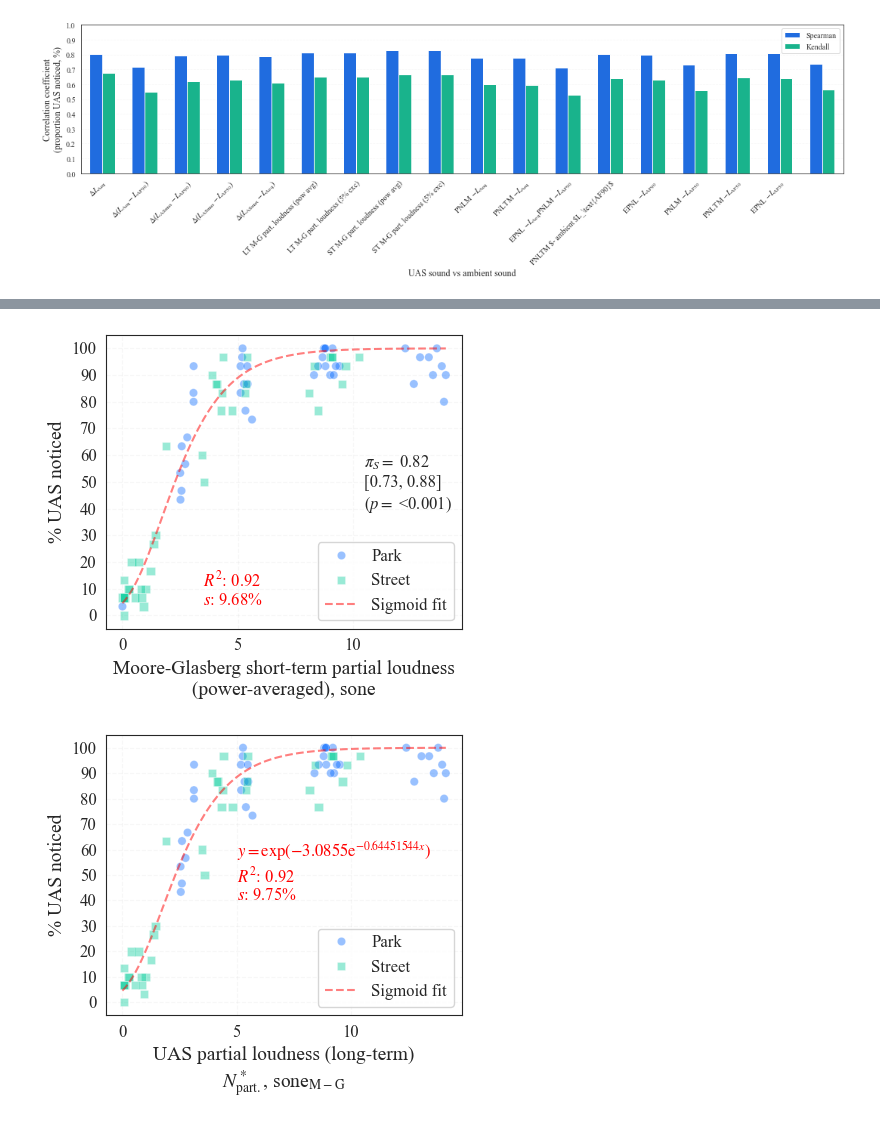
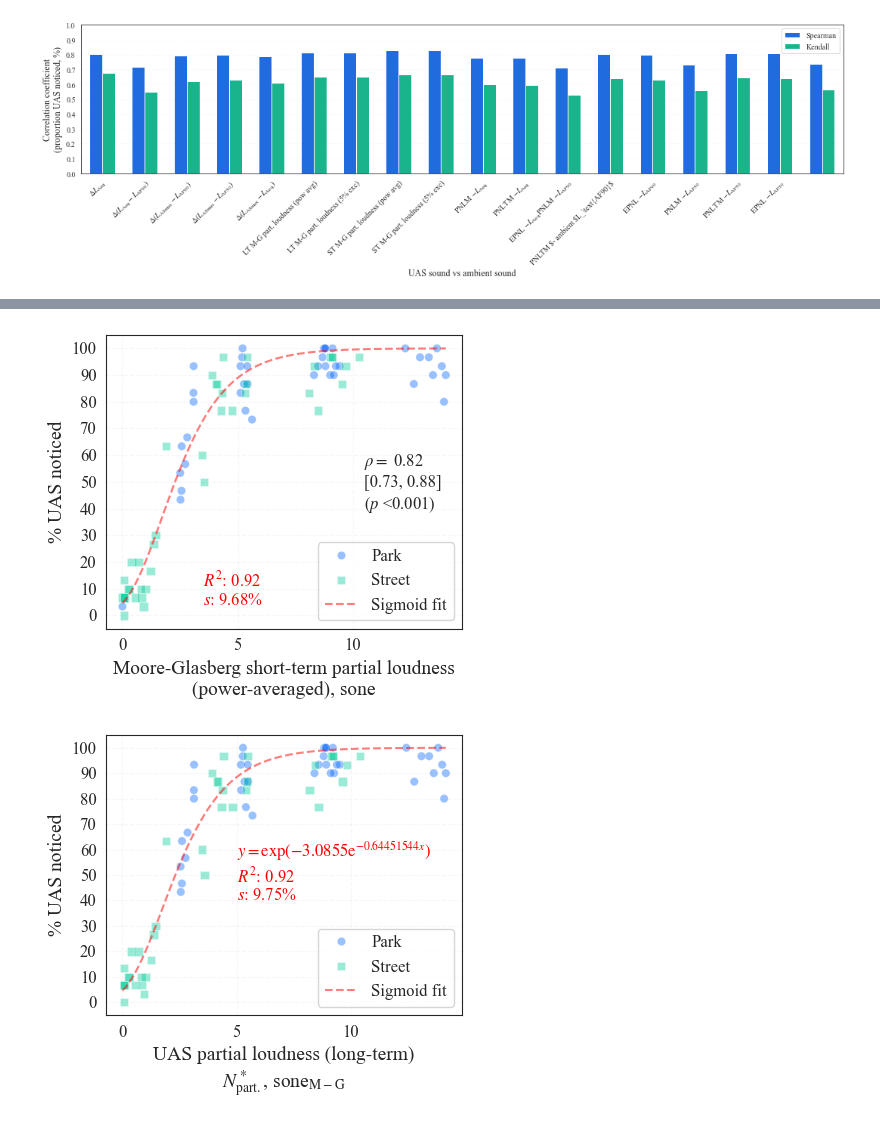
Before and after one commit to acoustics-code-salford/refmap-psychoacoustics, a Jupyter notebook: src/refmap_psychoacoustics/notebooks/refmap_listest1_analysis_EDA_partA.ipynb, the cells around one changed output, grey strips where cells are left out. Saved outputs shown, nothing was run; the diff lists cells and outputs as text; code cells hidden in the pictures.

```diff
--- a/src/refmap_psychoacoustics/notebooks/refmap_listest1_analysis_EDA_partA.ipynb
+++ b/src/refmap_psychoacoustics/notebooks/refmap_listest1_analysis_EDA_partA.ipynb
@@ -1696,7 +1696,7 @@ testCorr = pg.corr(dataByStimTestANotice.loc[:, 'PartLoudMGSTPowAvg'],
                    method='spearman')
 
 rVal = display_round(testCorr['r'].iloc[0], 2, floor=False)
-pVal = display_round(testCorr['p_val'].iloc[0], 3)
+pVal = display_round(testCorr['p_val'].iloc[0], 3, floor=True)
 rCI = testCorr['CI95'].iloc[0]
 
 sns.scatterplot(data=data, x='PartLoudMGSTPowAvg', y='NoticedPropFilt',
@@ -1723,36 +1723,36 @@ dof = len(dataByStimTestANotice['PartLoudMGSTPowAvg']) - len(popt)
 # check if any of the parameters are at the bounds and thus can be considered fixed,
 # then subtract the number of fixed parameters from the degrees of freedom
 for i, (param, lower, upper) in enumerate(zip(popt, bounds[0], bounds[1])):
     if np.isclose(param, lower):
         print(f"Parameter {i} is at the lower bound and can be considered fixed.")
         dof -= 1
     elif np.isclose(param, upper):
         print(f"Parameter {i} is at the upper bound and can be considered fixed.")
         dof -= 1
 
 x_vals = np.linspace(np.min(dataByStimTestANotice['PartLoudMGSTPowAvg']),
                      np.max(dataByStimTestANotice['PartLoudMGSTPowAvg']), 100)
 y_vals = sigmoid(x_vals, *popt)
 ax.plot(x_vals, y_vals, color='red', linestyle='--', alpha=0.5, label='Sigmoid fit')
 ax.legend(loc='lower right', fontsize=12)
 
 r_squared, rse = gof(dataByStimTestANotice['NoticedPropFilt'],
                      sigmoid(dataByStimTestANotice['PartLoudMGSTPowAvg'], *popt),
                      dof=dof)
 
 ax.text(3.5, 0.04, s=r"$R^2$: " + display_round(r_squared, 2, floor=False)
         + "\n$s$: " + display_round(rse*100, 2, floor=False) + "%",
         fontsize=12, color='red')
 
-ax.text(10.5, 0.4, r"$\pi_{S}=$ " + rVal
+ax.text(10.5, 0.4, r"$\rho=$ " + rVal
         + "\n" + "[" + display_round(rCI[0], 2, floor=False) + ", "
         + display_round(rCI[1], 2, floor=False) + "]"
-        + "\n" + "(" + r"$p=$ " + pVal + ")",
+        + "\n" + "(" + r"$p$ " + pVal + ")",
         fontsize=12)
 
 plt.show()
 # %% [output]
-[figure, old version]
+[figure, new version]
 # %%
 fig, ax = plt.subplots(figsize=(4.5, 4))
 data = dataByStimTestANotice.loc[dataByStimTestANotice['UASType']
```
Also changed, not shown: parts of 8 cells of this notebook, 2 other files.
